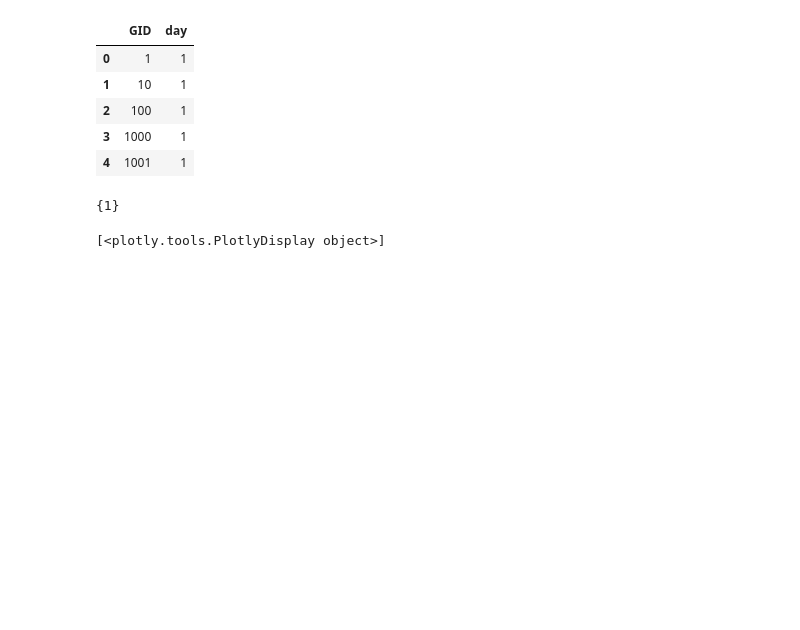
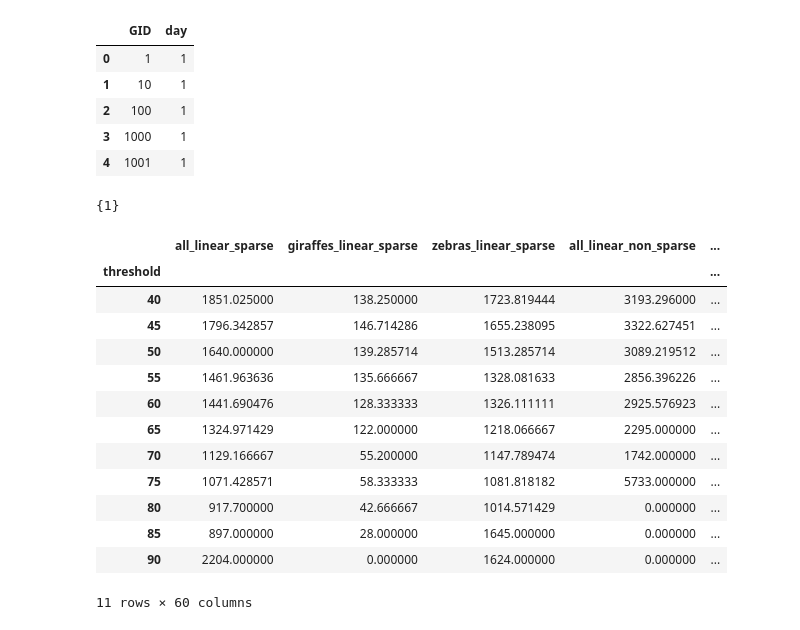
Before and after one commit to smenon8/AnimalWildlifeEstimator, a Jupyter notebook: Notebooks/PopulationEstimator_SyntheticExpts.ipynb, the cells around one changed output. Saved outputs shown, nothing was run; the diff lists cells and outputs as text; code cells hidden in the pictures; blank space fills up the shorter version.

```diff
--- a/Notebooks/PopulationEstimator_SyntheticExpts.ipynb
+++ b/Notebooks/PopulationEstimator_SyntheticExpts.ipynb
@@ -495,7 +498,20 @@ dfGidDays.head()
 set(pd.DataFrame.merge(dfPredRes,dfGidDays,on='GID').to_dict()['day'].values())
 # %% [output]
 {1}
-# %%
-figs
-# %% [output]
-[<plotly.tools.PlotlyDisplay object>]
+# %%
+df
+# %% [output]
+|  | all_linear_sparse | giraffes_linear_sparse | zebras_linear_sparse | all_linear_non_sparse | ... |
+| threshold |  |  |  |  | ... |
+| 40 | 1851.025000 | 138.250000 | 1723.819444 | 3193.296000 | ... |
+| 45 | 1796.342857 | 146.714286 | 1655.238095 | 3322.627451 | ... |
+| 50 | 1640.000000 | 139.285714 | 1513.285714 | 3089.219512 | ... |
+| 55 | 1461.963636 | 135.666667 | 1328.081633 | 2856.396226 | ... |
+| 60 | 1441.690476 | 128.333333 | 1326.111111 | 2925.576923 | ... |
+| 65 | 1324.971429 | 122.000000 | 1218.066667 | 2295.000000 | ... |
+| 70 | 1129.166667 | 55.200000 | 1147.789474 | 1742.000000 | ... |
+| 75 | 1071.428571 | 58.333333 | 1081.818182 | 5733.000000 | ... |
+| 80 | 917.700000 | 42.666667 | 1014.571429 | 0.000000 | ... |
+| 85 | 897.000000 | 28.000000 | 1645.000000 | 0.000000 | ... |
+| 90 | 2204.000000 | 0.000000 | 1624.000000 | 0.000000 | ... |
+11 rows × 60 columns
```
Also changed, not shown: parts of 4 cells of this notebook, 44 other files.
